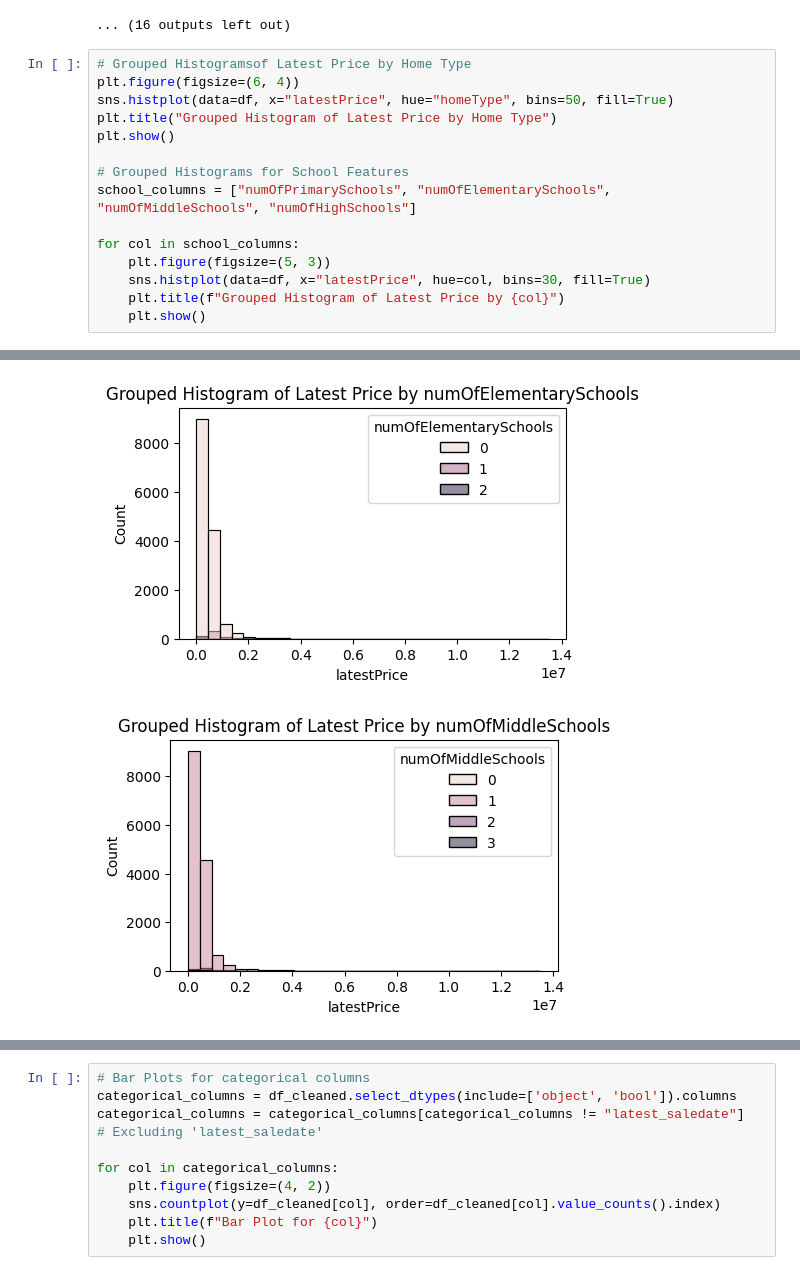
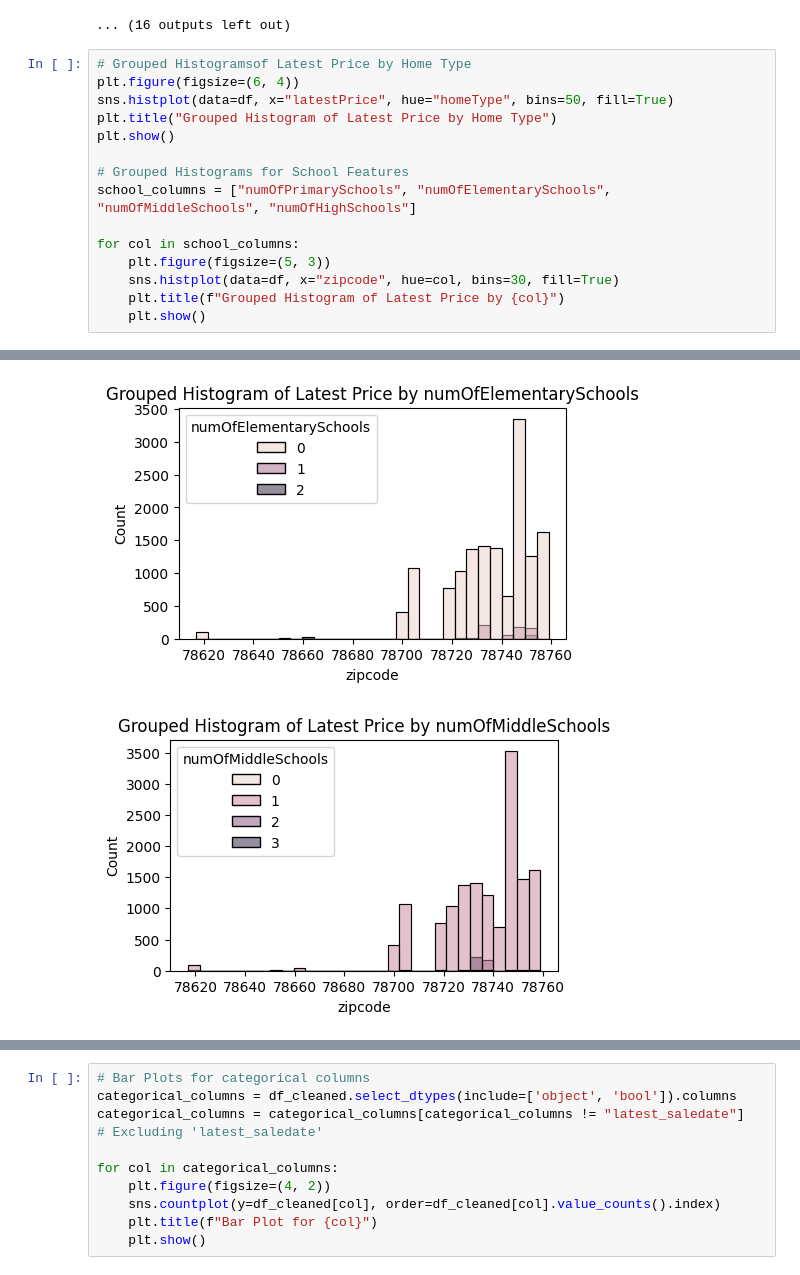
Before and after one commit to m-nowrin/AI-for-leader-sem-2, a Jupyter notebook: OMDS-ModB2-Week4-Nowrin-Mustary.ipynb, the cells around one changed output, grey strips where cells are left out. Saved outputs shown, nothing was run; the diff lists cells and outputs as text.

```diff
--- a/OMDS-ModB2-Week4-Nowrin-Mustary.ipynb
+++ b/OMDS-ModB2-Week4-Nowrin-Mustary.ipynb
@@ -236,7 +236,7 @@ school_columns = ["numOfPrimarySchools", "numOfElementarySchools", "numOfMiddleS
 
 for col in school_columns:
     plt.figure(figsize=(5, 3))
-    sns.histplot(data=df, x="latestPrice", hue=col, bins=30, fill=True)
+    sns.histplot(data=df, x="zipcode", hue=col, bins=30, fill=True)
     plt.title(f"Grouped Histogram of Latest Price by {col}")
     plt.show()
 # %% [output]
@@ -245,2 +245,2 @@ for col in school_columns:
-[figure, old version]
+[figure, new version]
-[figure, old version]
+[figure, new version]
```
Also changed, not shown: parts of 3 cells of this notebook.
